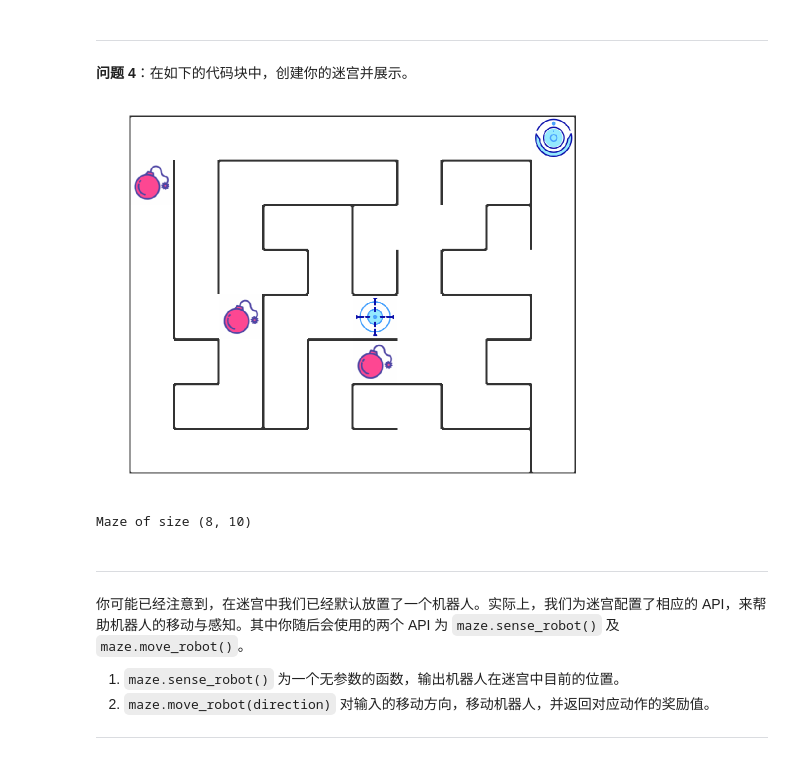
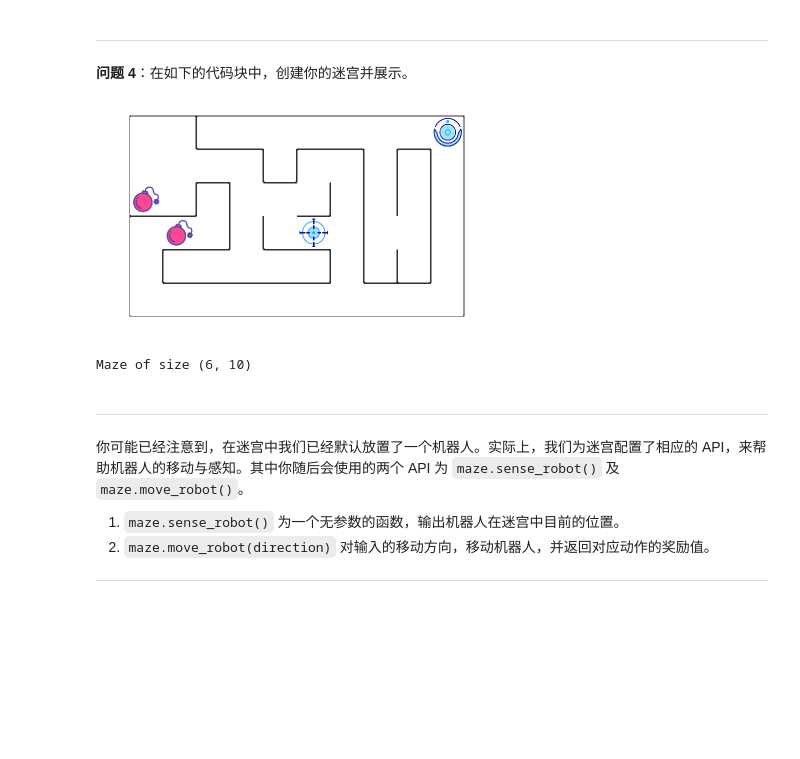
Before and after one commit to NARUTONBM/Uda-machine-learning, a Jupyter notebook: Reinforcement_learning/Maze/robot_maze.ipynb, the cells around one changed output. Cells and saved outputs as stored; diff of their text form; code cells hidden in the pictures; blank space fills up the shorter version.

Commit message:
fix some problem in mini-project 'Maze'

```diff
--- a/Reinforcement_learning/Maze/robot_maze.ipynb
+++ b/Reinforcement_learning/Maze/robot_maze.ipynb
@@ -156,14 +156,14 @@ choose_action(epsilon)
 # %%
 from Maze import Maze
 %matplotlib inline
 %config InlineBackend.figure_format = 'retina'
 
 ## todo: 创建迷宫并展示
-m = Maze(maze_size=(8,10), trap_number=3)
+m = Maze(maze_size=(6,10), trap_number=2)
 m
 # %% [output]
-[figure, old version]
+[figure, new version]
-Maze of size (8, 10)
+Maze of size (6, 10)
 # %% [markdown]
 ---
 
```
Also changed, not shown: parts of 5 cells of this notebook, 3 other files.
